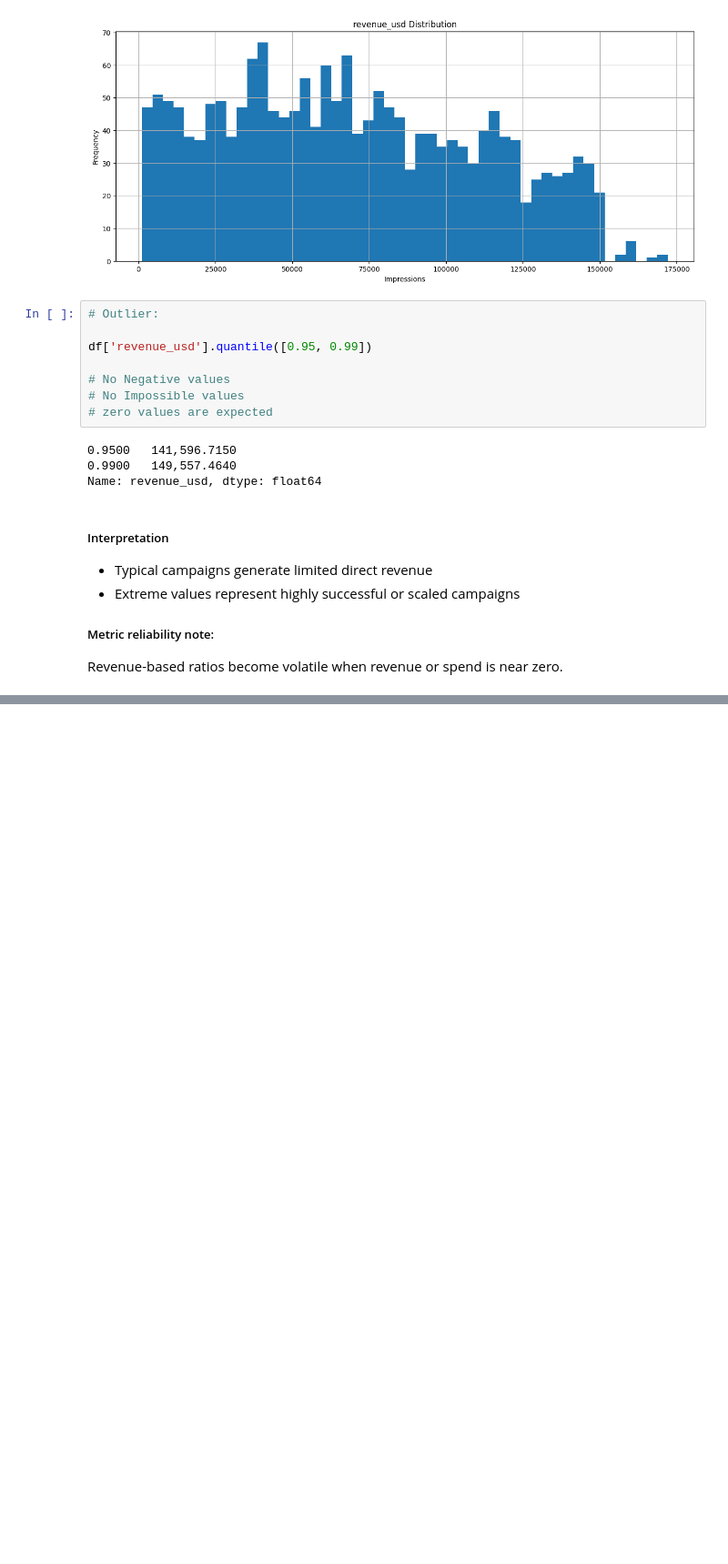
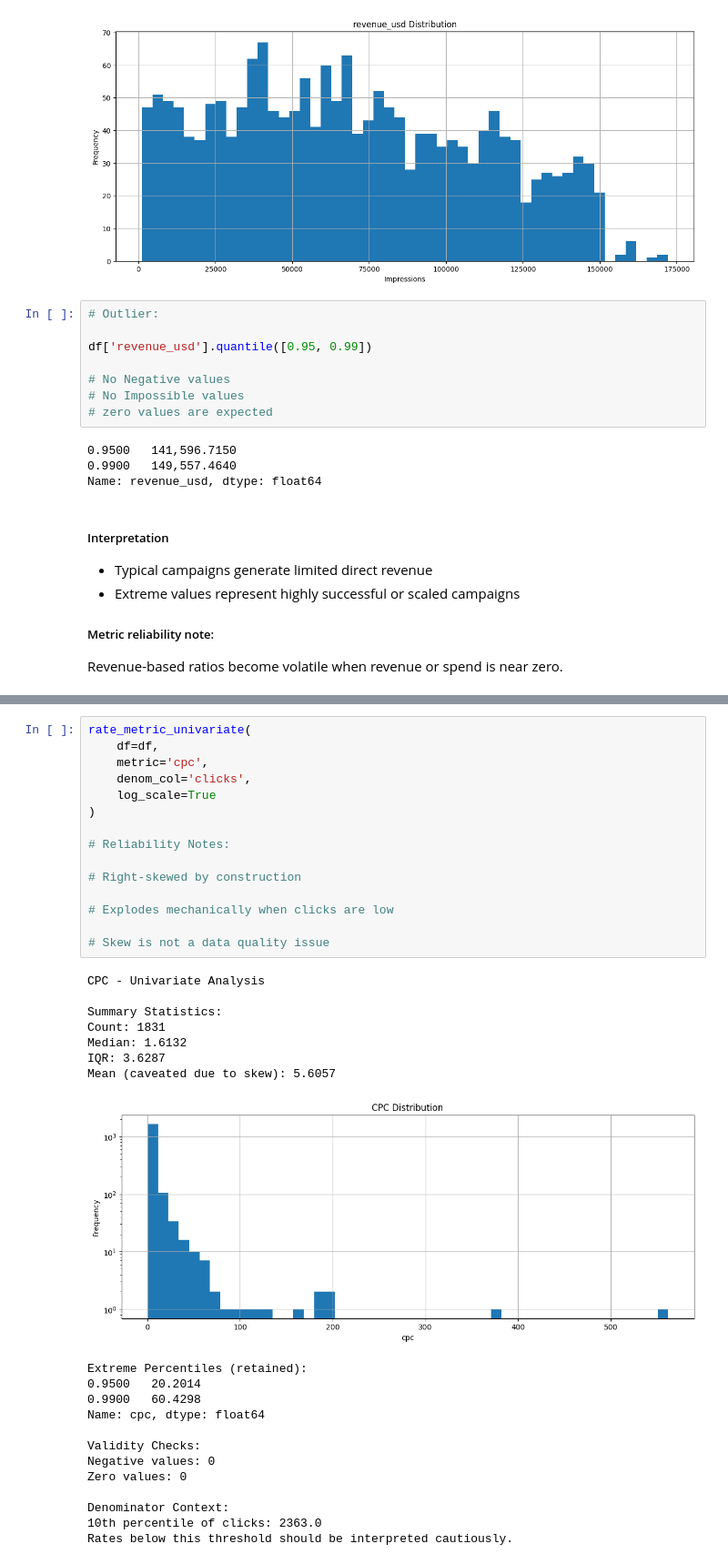
Before and after one commit to Playful-Cloud/Marketing_Campaign_Analysis_and_Optimization, a Jupyter notebook: notebooks/05_EDA.ipynb, the cells around one changed output, grey strips where cells are left out. Shown at 91% size. Cells and saved outputs as stored; diff of their text form; blank space fills up the shorter version.

```diff
--- a/notebooks/05_EDA.ipynb
+++ b/notebooks/05_EDA.ipynb
@@ -1305,0 +1632,36 @@ These metrics provide necessary exposure and scale context for interpreting down
+# %%
+rate_metric_univariate(
+    df=df,
+    metric='cpc',
+    denom_col='clicks',
+    log_scale=True
+)
+
+# Reliability Notes:
+
+# Right-skewed by construction
+
+# Explodes mechanically when clicks are low
+
+# Skew is not a data quality issue
+# %% [output]
+CPC - Univariate Analysis
+
+Summary Statistics:
+Count: 1831
+Median: 1.6132
+IQR: 3.6287
+Mean (caveated due to skew): 5.6057
+[figure, added]
+Extreme Percentiles (retained):
+0.9500   20.2014
+0.9900   60.4298
+Name: cpc, dtype: float64
+
+Validity Checks:
+Negative values: 0
+Zero values: 0
+
+Denominator Context:
+10th percentile of clicks: 2363.0
+Rates below this threshold should be interpreted cautiously.
```
Also changed, not shown: parts of 26 cells of this notebook.
